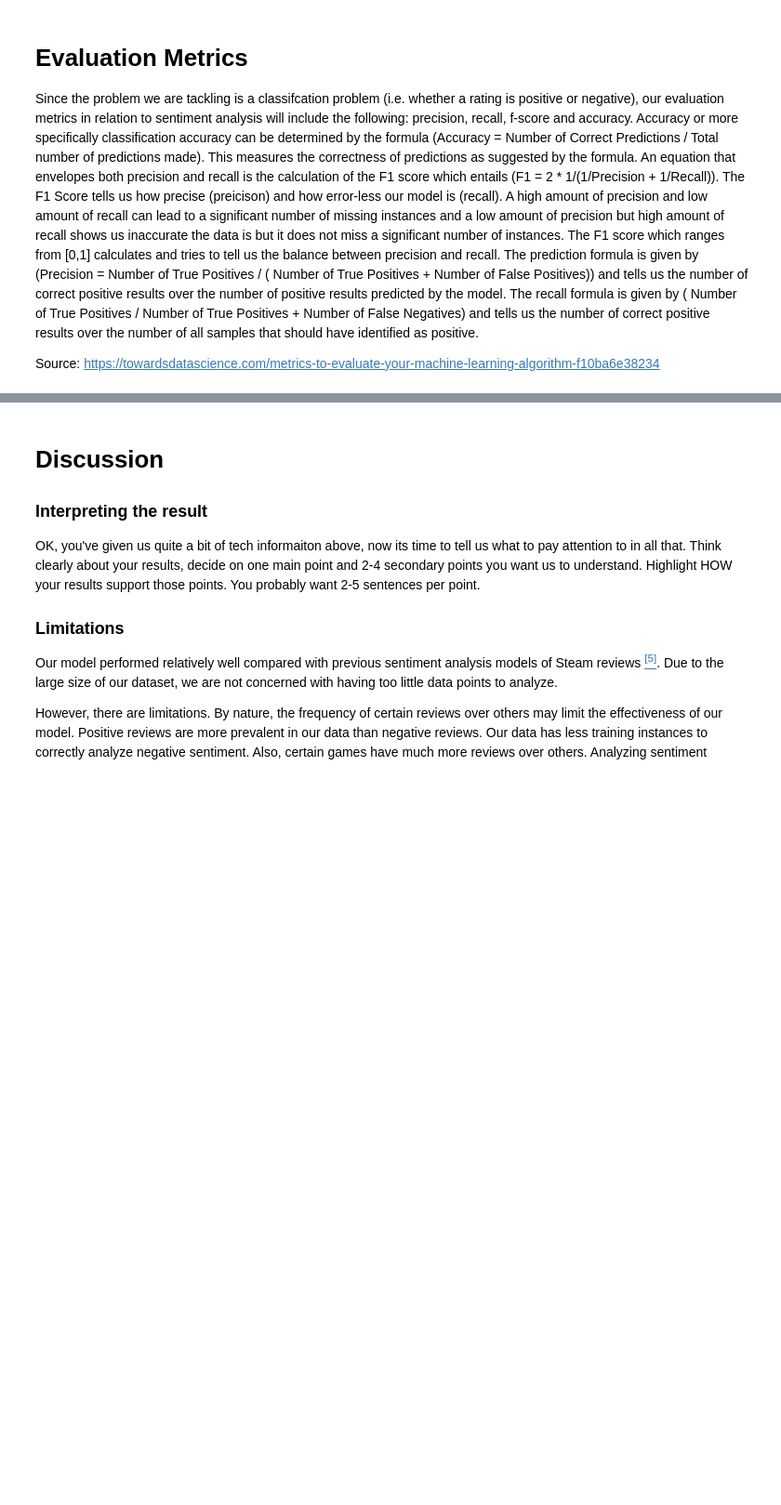
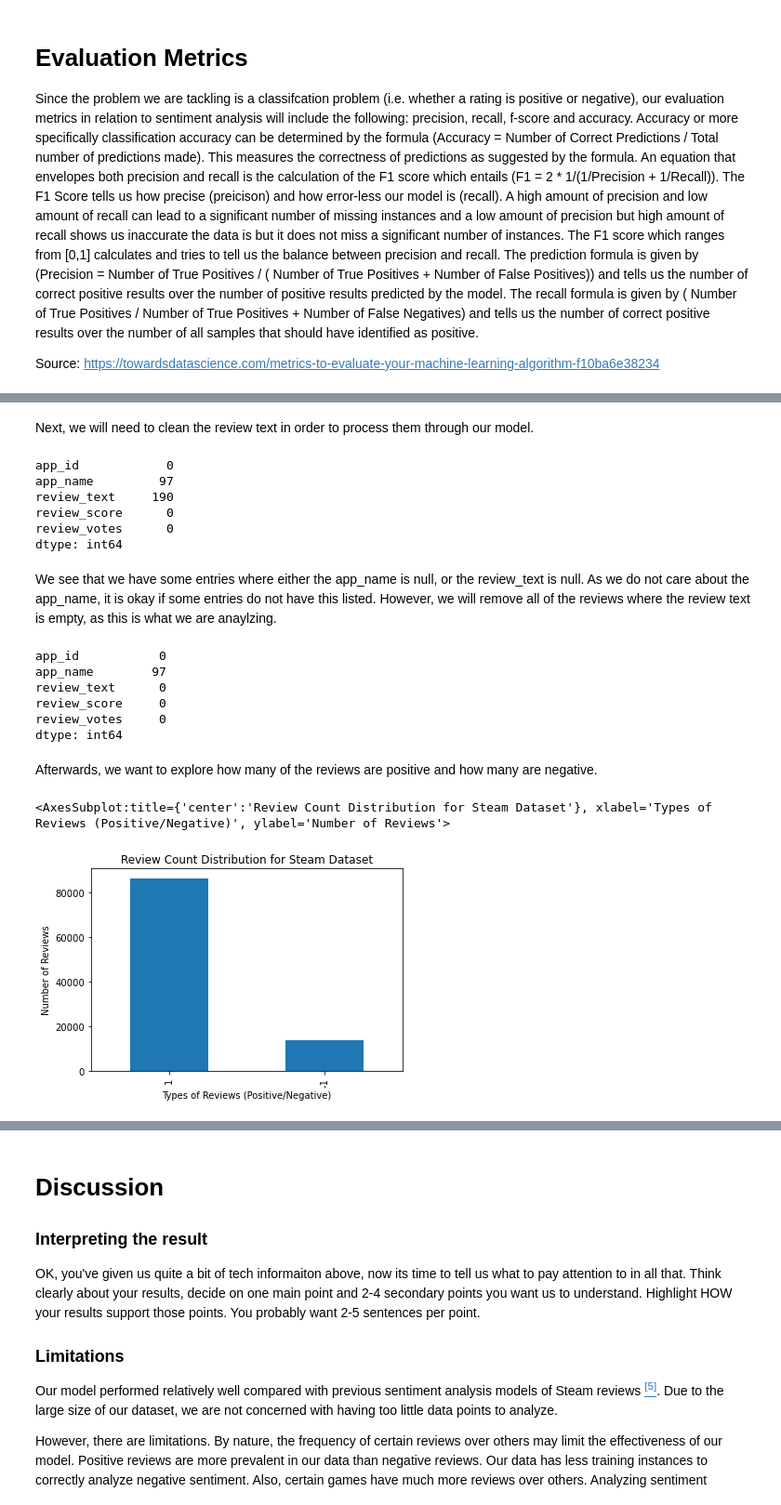
Before and after one commit to lilly-pad/Group025-Sp22, a Jupyter notebook: FinalProject_group025.ipynb, the cells around one changed output, grey strips where cells are left out. Shown at 93% size. Saved outputs shown, nothing was run; the diff lists cells and outputs as text; code cells hidden in the pictures; blank space fills up the shorter version.

```diff
--- a/FinalProject_group025.ipynb
+++ b/FinalProject_group025.ipynb
@@ -92,0 +79,10 @@ Maybe you do model selection again, but using a different kind of metric than be
+# %%
+import pandas as pd
+import numpy as np
+import seaborn as sns
+import re
+import matplotlib.pyplot as plt
+
+df_steam = pd.read_csv(r'C:\Users\Lilly\Desktop\dataset.csv')
+df_steam = df_steam.head(100000) # Limit amount of data while testing
+df_steam.head()
@@ -92,0 +110,31 @@ Maybe you do model selection again, but using a different kind of metric than be
+# %% [markdown]
+Next, we will need to clean the review text in order to process them through our model.
+# %%
+df_steam.isnull().sum()
+# %% [output]
+app_id            0
+app_name         97
+review_text     190
+review_score      0
+review_votes      0
+dtype: int64
+# %% [markdown]
+We see that we have some entries where either the app_name is null, or the review_text is null. As we do not care about the app_name, it is okay if some entries do not have this listed. However, we will remove all of the reviews where the review text is empty, as this is what we are anaylzing.
+# %%
+df_steam = df_steam.dropna(subset=['review_text'])
+df_steam.isnull().sum()
+# %% [output]
+app_id           0
+app_name        97
+review_text      0
+review_score     0
+review_votes     0
+dtype: int64
+# %% [markdown]
+Afterwards, we want to explore how many of the reviews are positive and how many are negative.
+# %%
+df_steam['review_score'].value_counts()
+df_steam['review_score'].value_counts().plot(kind='bar', xlabel = 'Types of Reviews (Positive/Negative)', ylabel = 'Number of Reviews', title = 'Review Count Distribution for Steam Dataset')
+# %% [output]
+<AxesSubplot:title={'center':'Review Count Distribution for Steam Dataset'}, xlabel='Types of Reviews (Positive/Negative)', ylabel='Number of Reviews'>
+[figure, added]
```
Also changed, not shown: parts of 18 cells of this notebook.
